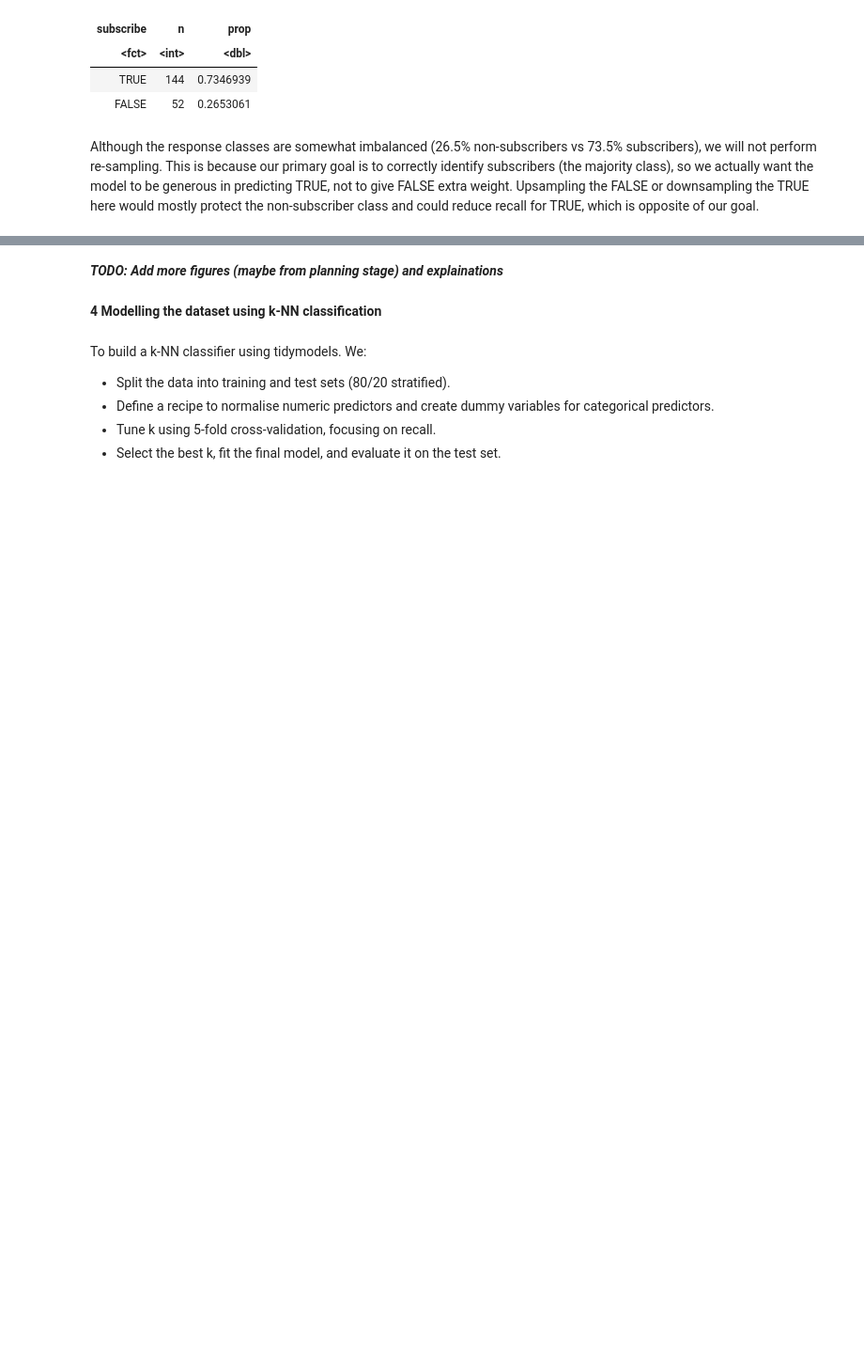
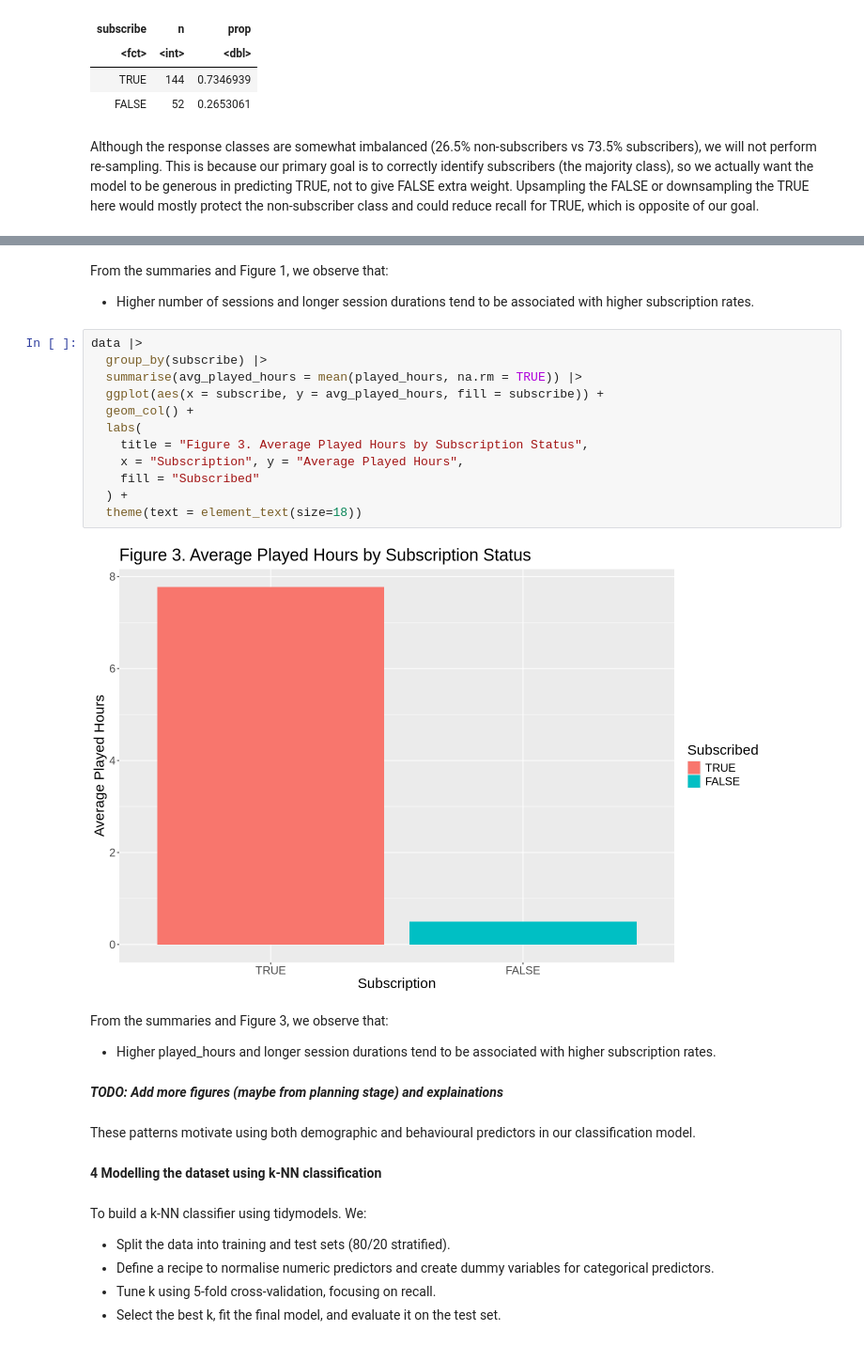
Before and after one commit to wizexplorer/dsci-100-project, a Jupyter notebook: project_report_40.ipynb, the cells around one changed output, grey strips where cells are left out. Shown at 94% size. Drawn from its saved outputs; the diff is of its cells as text; blank space fills up the shorter version.

```diff
--- a/project_report_40.ipynb
+++ b/project_report_40.ipynb
@@ -322,5 +330,30 @@ predictors in our classification model.
+# %% [markdown]
+From the summaries and Figure 1, we observe that:
+- Higher number of sessions and longer session durations tend to be
+  associated with higher subscription rates.
+# %%
+data |>
+  group_by(subscribe) |>
+  summarise(avg_played_hours = mean(played_hours, na.rm = TRUE)) |>
+  ggplot(aes(x = subscribe, y = avg_played_hours, fill = subscribe)) +
+  geom_col() +
+  labs(
+    title = "Figure 3. Average Played Hours by Subscription Status",
+    x = "Subscription", y = "Average Played Hours",
+    fill = "Subscribed"
+  ) +
+  theme(text = element_text(size=18))
+# %% [output]
+[figure, added]
+# %% [markdown]
+From the summaries and Figure 3, we observe that:
+- Higher played_hours and longer session durations tend to be
+  associated with higher subscription rates.
 # %% [markdown]
 __*TODO: Add more figures (maybe from planning stage) and explainations*__
+# %% [markdown]
+These patterns motivate using both demographic and behavioural
+predictors in our classification model.
 # %% [markdown]
 __4 Modelling the dataset using k-NN classification__
 # %% [markdown]
```
Also changed, not shown: parts of 12 cells of this notebook.
